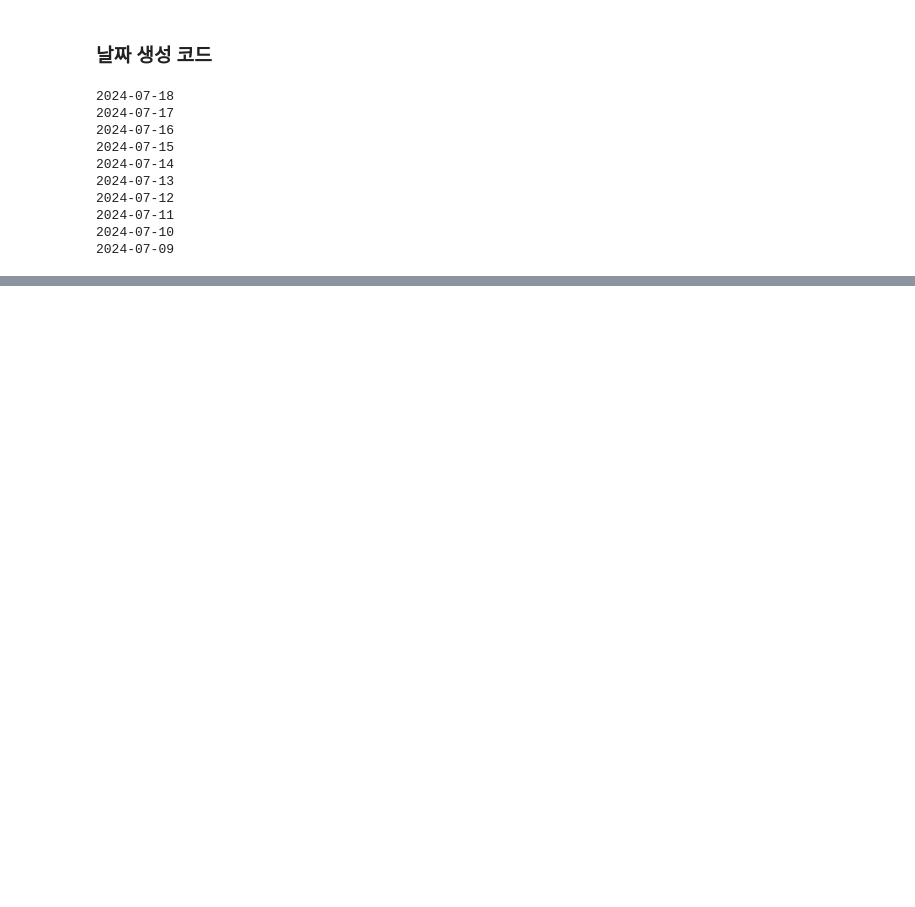
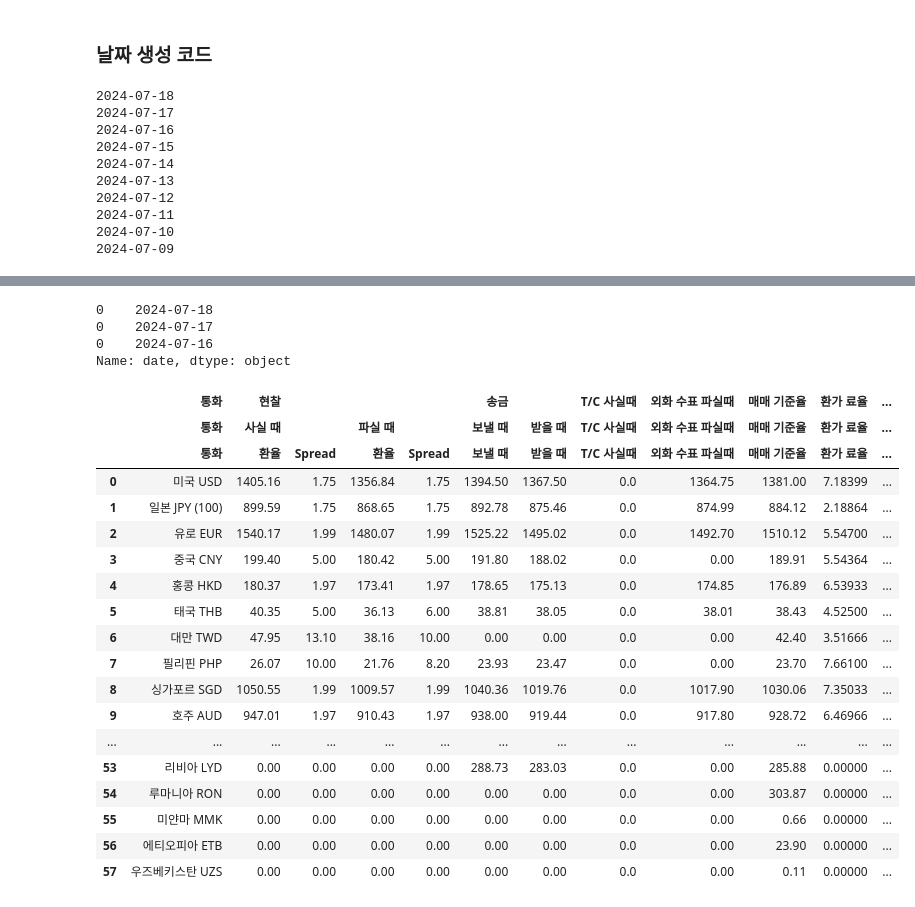
Before and after one commit to haram4th/fintech_pm_data_science, a Jupyter notebook: 05data_scraping/hanabank_exchange_rate_data_selenium.ipynb, the cells around one changed output, grey strips where cells are left out. Cells and saved outputs as stored; diff of their text form; code cells hidden in the pictures; blank space fills up the shorter version.

Commit message:
hana exchange rate scraping has been completed

```diff
--- a/05data_scraping/hanabank_exchange_rate_data_selenium.ipynb
+++ b/05data_scraping/hanabank_exchange_rate_data_selenium.ipynb
@@ -11,3 +15,6 @@ import lxml
+# %%
+# 출력 행 제한을 없애는 코드
+pd.set_option('display.max_rows', 200)
 # %% [markdown]
 ### 날짜 생성 코드
 # %%
@@ -59,12 +58,28 @@ driver.get("https://www.hanabank.com/cms/rate/index.do?contentUrl=/cms/rate/wpfx
 # %%
-# 웹 요소를 선택합니다.
-datebox = driver.find_element(By.CSS_SELECTOR, '#tmpInqStrDt')
-# 기존에 입력된 값을 지웁니다.
-datebox.clear()
-# 새로운 값을 입력합니다.
-datebox.send_keys('2024-07-18')
+df_list = []
+for idx, date in enumerate(dates[::-1][:3]):
+    # 웹 요소가 나타날 때까지 최대 10초 동안 기다립니다.
+    wait = WebDriverWait(driver, 10)
 
-# 웹 요소를 선택합니다.
-search_box = driver.find_element(By.CSS_SELECTOR, '#HANA_CONTENTS_DIV > div.btnBoxCenter > a')
-# 웹 요소를 클릭합니다.
-search_box.click()
+    # 날짜 박스 #tmpInqStrDt
+    datebox = wait.until(EC.presence_of_element_located((By.CSS_SELECTOR, '#tmpInqStrDt')))
+    datebox.clear()   # 기존에 입력된 값을 지웁니다.
+    datebox.send_keys(f"{date.date()}")   # 새로운 값을 입력합니다.
+
+    # 조회버튼   #HANA_CONTENTS_DIV > div.btnBoxCenter > a
+    search_box = driver.find_element(By.CSS_SELECTOR, '#HANA_CONTENTS_DIV > div.btnBoxCenter > a')
+    search_box.click()   # 조회버튼 클릭
+    # 생성한 시간 동안 대기합니다.
+    time.sleep(random.uniform(3, 7))
+    exchange_rate_table = wait.until(EC.presence_of_element_located((By.CSS_SELECTOR, '#searchContentDiv > div.printdiv > table')))
+
+    # 페이지의 전체 HTML 소스를 가져옵니다.
+    page_html = driver.page_source
+    # soup = bs(page_html, "lxml")     # beautifulsoup으로 html을 parsing
+    exchange_rate = pd.read_html(page_html)
+    exchange_rate = exchange_rate[1]
+    exchange_rate['date'] = f"{date.date()}"
+    df_list.append(exchange_rate)
+    print(f"전체 {len(dates)} 중 {idx+1:04d} 페이지 완료", end="\r")
+# 리스트의 모든 DataFrame을 하나로 합칩니다.
+final_df = pd.concat(df_list)
@@ -114,0 +88,29 @@ data
+# %%
+final_df['date'][0]
+# %% [output]
+0    2024-07-18
+0    2024-07-17
+0    2024-07-16
+Name: date, dtype: object
+# %%
+final_df[final_df['date'] == '2024-07-16']
+# %% [output]
+|  | 통화 | 현찰 |  |  |  | 송금 |  | T/C 사실때 | 외화 수표 파실때 | 매매 기준율 | 환가 료율 | ... |
+|  | 통화 | 사실 때 |  | 파실 때 |  | 보낼 때 | 받을 때 | T/C 사실때 | 외화 수표 파실때 | 매매 기준율 | 환가 료율 | ... |
+|  | 통화 | 환율 | Spread | 환율 | Spread | 보낼 때 | 받을 때 | T/C 사실때 | 외화 수표 파실때 | 매매 기준율 | 환가 료율 | ... |
+| 0 | 미국 USD | 1405.16 | 1.75 | 1356.84 | 1.75 | 1394.50 | 1367.50 | 0.0 | 1364.75 | 1381.00 | 7.18399 | ... |
+| 1 | 일본 JPY (100) | 899.59 | 1.75 | 868.65 | 1.75 | 892.78 | 875.46 | 0.0 | 874.99 | 884.12 | 2.18864 | ... |
+| 2 | 유로 EUR | 1540.17 | 1.99 | 1480.07 | 1.99 | 1525.22 | 1495.02 | 0.0 | 1492.70 | 1510.12 | 5.54700 | ... |
+| 3 | 중국 CNY | 199.40 | 5.00 | 180.42 | 5.00 | 191.80 | 188.02 | 0.0 | 0.00 | 189.91 | 5.54364 | ... |
+| 4 | 홍콩 HKD | 180.37 | 1.97 | 173.41 | 1.97 | 178.65 | 175.13 | 0.0 | 174.85 | 176.89 | 6.53933 | ... |
+| 5 | 태국 THB | 40.35 | 5.00 | 36.13 | 6.00 | 38.81 | 38.05 | 0.0 | 38.01 | 38.43 | 4.52500 | ... |
+| 6 | 대만 TWD | 47.95 | 13.10 | 38.16 | 10.00 | 0.00 | 0.00 | 0.0 | 0.00 | 42.40 | 3.51666 | ... |
+| 7 | 필리핀 PHP | 26.07 | 10.00 | 21.76 | 8.20 | 23.93 | 23.47 | 0.0 | 0.00 | 23.70 | 7.66100 | ... |
+| 8 | 싱가포르 SGD | 1050.55 | 1.99 | 1009.57 | 1.99 | 1040.36 | 1019.76 | 0.0 | 1017.90 | 1030.06 | 7.35033 | ... |
+| 9 | 호주 AUD | 947.01 | 1.97 | 910.43 | 1.97 | 938.00 | 919.44 | 0.0 | 917.80 | 928.72 | 6.46966 | ... |
+| ... | ... | ... | ... | ... | ... | ... | ... | ... | ... | ... | ... | ... |
+| 53 | 리비아 LYD | 0.00 | 0.00 | 0.00 | 0.00 | 288.73 | 283.03 | 0.0 | 0.00 | 285.88 | 0.00000 | ... |
+| 54 | 루마니아 RON | 0.00 | 0.00 | 0.00 | 0.00 | 0.00 | 0.00 | 0.0 | 0.00 | 303.87 | 0.00000 | ... |
+| 55 | 미얀마 MMK | 0.00 | 0.00 | 0.00 | 0.00 | 0.00 | 0.00 | 0.0 | 0.00 | 0.66 | 0.00000 | ... |
+| 56 | 에티오피아 ETB | 0.00 | 0.00 | 0.00 | 0.00 | 0.00 | 0.00 | 0.0 | 0.00 | 23.90 | 0.00000 | ... |
+| 57 | 우즈베키스탄 UZS | 0.00 | 0.00 | 0.00 | 0.00 | 0.00 | 0.00 | 0.0 | 0.00 | 0.11 | 0.00000 | ... |
```
Also changed, not shown: parts of 11 cells of this notebook.
